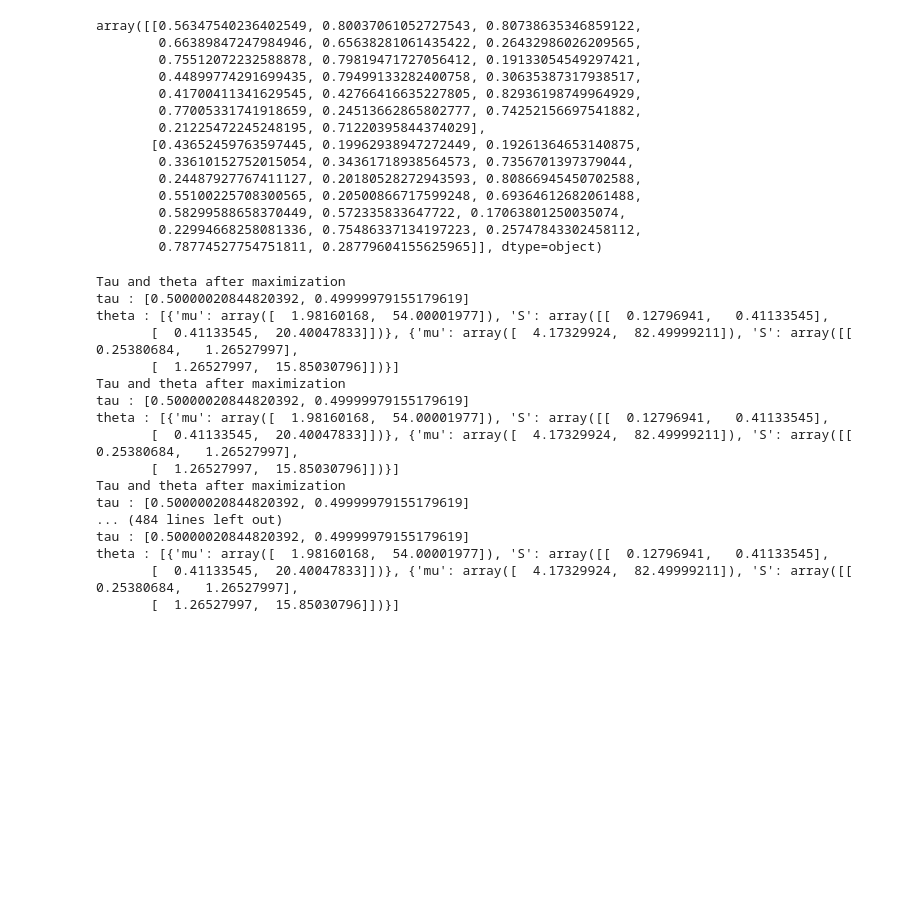
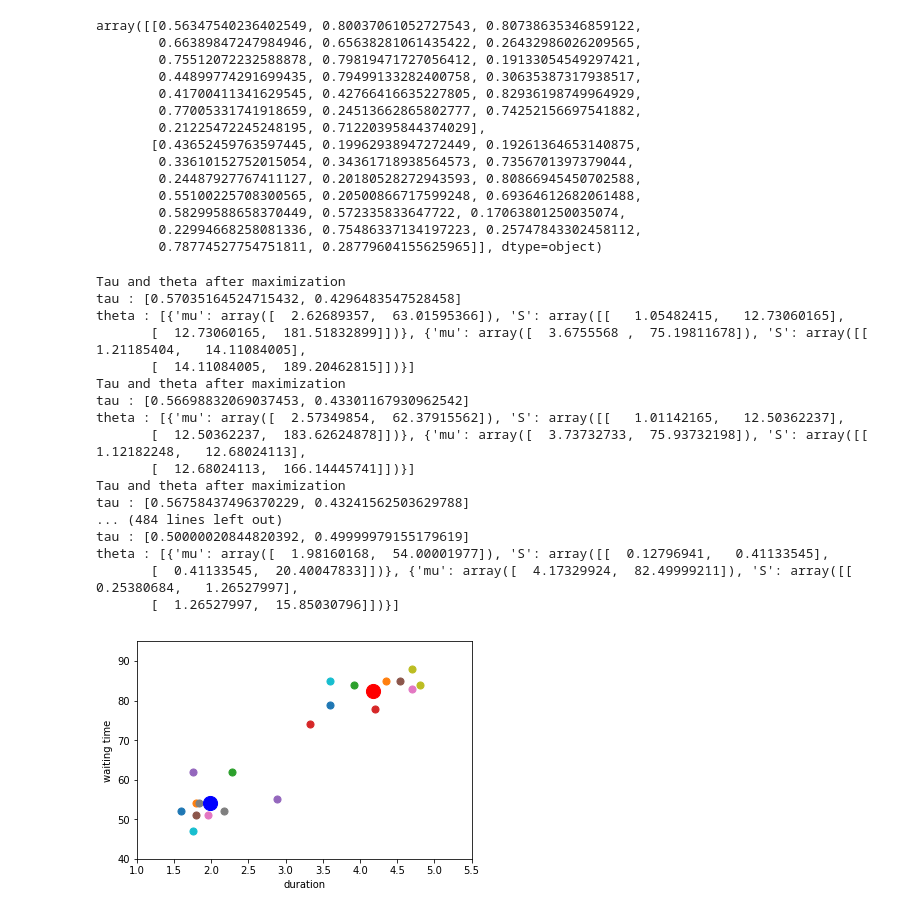
Before and after one commit to scoobaroo/clustering, a Jupyter notebook: problem 13.ipynb, the cells around one changed output. Cells and saved outputs as stored; diff of their text form; code cells hidden in the pictures; blank space fills up the shorter version.

Commit message:
finally figured out problem 26

```diff
--- a/problem 13.ipynb
+++ b/problem 13.ipynb
@@ -50,15 +28,5 @@ theta2['S'] = S2
 theta.append(theta1)
 theta.append(theta2)
 print("theta :",theta)
-def f(X,thetaArg):
-    S = array(thetaArg['S'])
-    mu = array(thetaArg['mu'])
-    X = array(X)
-    left = 1/( 2 * pi * sqrt(det(S)) )
-#     right = exp(-0.5 * np.transpose(X-mu) * inv(S) * array(X-mu))
-    right = exp(-0.5 * np.dot(np.transpose(X-mu),inv(S)).dot(X-mu))
-    f = left * right
-    return f
-print( f(X[0],theta[0]) )
 # %% [output]
 theta : [{'mu': [2.5, 65], 'S': [[1, 5], [5, 100]]}, {'mu': [3.5, 70], 'S': [[2, 10], [10, 200]]}]
@@ -65,0 +33,10 @@ theta : [{'mu': [2.5, 65], 'S': [[1, 5], [5, 100]]}, {'mu': [3.5, 70], 'S': [[2,
+# %%
+def f(X,thetaArg):
+    S = thetaArg['S']
+    mu = thetaArg['mu']
+    X = array(X)
+    left = 1/( 2 * pi * det(S)**0.5 )
+    right = exp(-0.5 * np.dot(np.transpose(X-mu),inv(S)).dot(X-mu))
+    f = left * right
+    return f
+print( f(X[0],theta[0]) )
@@ -132,19 +111,39 @@ for i in range(100):
     tau,theta = maximization(p)
 # %% [output]
 Tau and theta after maximization
-tau : [0.50000020844820392, 0.49999979155179619]
-theta : [{'mu': array([  1.98160168,  54.00001977]), 'S': array([[  0.12796941,   0.41133545],
-       [  0.41133545,  20.40047833]])}, {'mu': array([  4.17329924,  82.49999211]), 'S': array([[  0.25380684,   1.26527997],
-       [  1.26527997,  15.85030796]])}]
+tau : [0.57035164524715432, 0.4296483547528458]
+theta : [{'mu': array([  2.62689357,  63.01595366]), 'S': array([[   1.05482415,   12.73060165],
+       [  12.73060165,  181.51832899]])}, {'mu': array([  3.6755568 ,  75.19811678]), 'S': array([[   1.21185404,   14.11084005],
+       [  14.11084005,  189.20462815]])}]
 Tau and theta after maximization
-tau : [0.50000020844820392, 0.49999979155179619]
-theta : [{'mu': array([  1.98160168,  54.00001977]), 'S': array([[  0.12796941,   0.41133545],
-       [  0.41133545,  20.40047833]])}, {'mu': array([  4.17329924,  82.49999211]), 'S': array([[  0.25380684,   1.26527997],
-       [  1.26527997,  15.85030796]])}]
+tau : [0.56698832069037453, 0.43301167930962542]
+theta : [{'mu': array([  2.57349854,  62.37915562]), 'S': array([[   1.01142165,   12.50362237],
+       [  12.50362237,  183.62624878]])}, {'mu': array([  3.73732733,  75.93732198]), 'S': array([[   1.12182248,   12.68024113],
+       [  12.68024113,  166.14445741]])}]
 Tau and theta after maximization
-tau : [0.50000020844820392, 0.49999979155179619]
+tau : [0.56758437496370229, 0.43241562503629788]
 ... (484 lines left out)
 tau : [0.50000020844820392, 0.49999979155179619]
 theta : [{'mu': array([  1.98160168,  54.00001977]), 'S': array([[  0.12796941,   0.41133545],
        [  0.41133545,  20.40047833]])}, {'mu': array([  4.17329924,  82.49999211]), 'S': array([[  0.25380684,   1.26527997],
        [  1.26527997,  15.85030796]])}]
+# %%
+import matplotlib.pyplot as plt
+import matplotlib
+
+label = [0,1]
+color= ['red' if l == 0 else 'green' for l in label]
+
+for point in X:
+    plt.scatter(point[0],point[1],s=50)
+mu1 = theta[0]['mu']
+mu2 = theta[1]['mu']
+plt.scatter(mu1[0],mu1[1],c='b',s=200)
+plt.scatter(mu2[0],mu2[1],c='r',s=200)
+plt.xlim(1,5.5)
+plt.ylim(40,95)
+plt.xlabel("duration")
+plt.ylabel("waiting time")
+plt.show()
+# %% [output]
+[figure, added]
```
Also changed, not shown: parts of 3 cells of this notebook, 3 other files.
